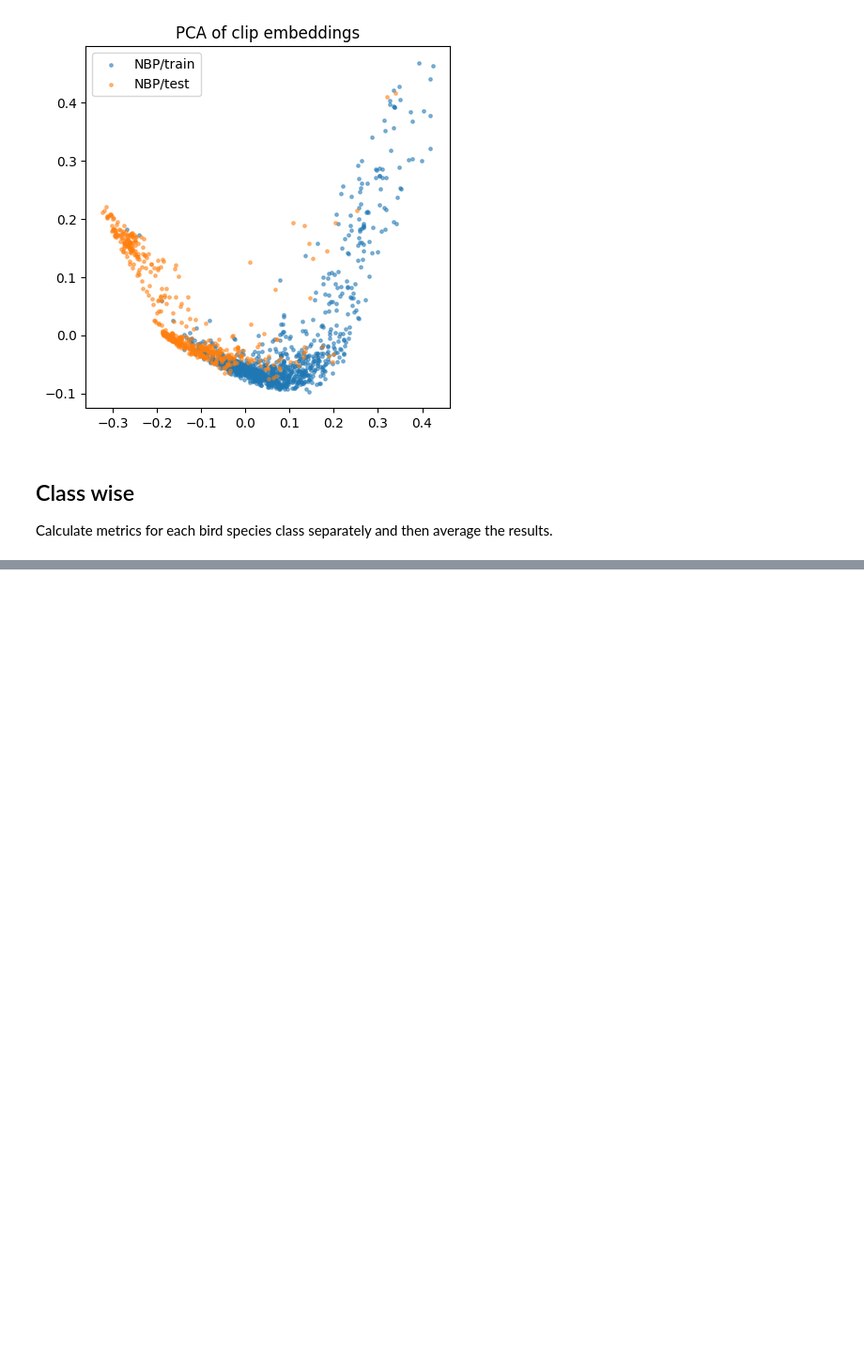
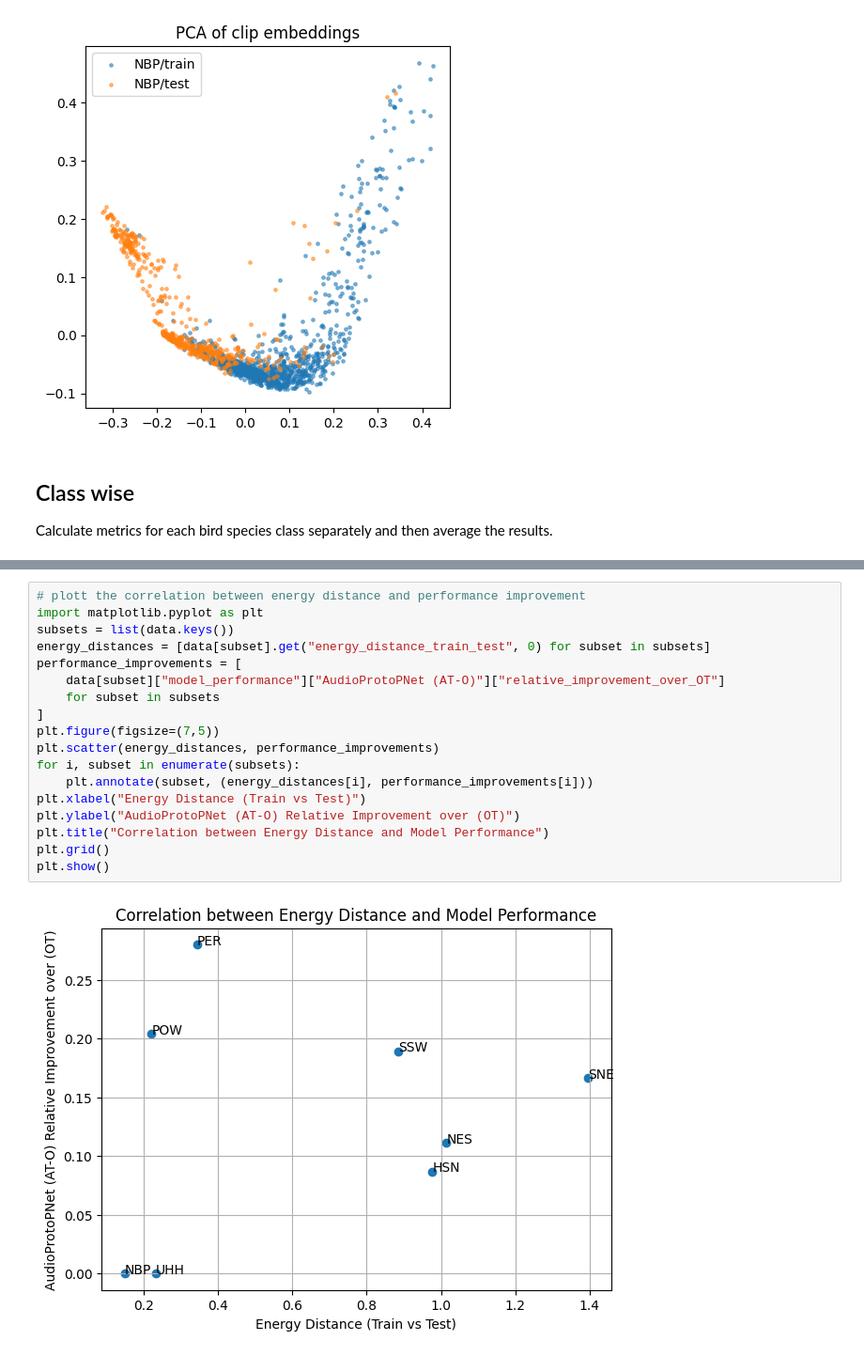
Before and after one commit to DBD-research-group/UncertainBird, a Jupyter notebook: notebooks/distribution-shift/Distribution_Shift_BirdSet.ipynb, the cells around one changed output, grey strips where cells are left out. Shown at 94% size. Saved outputs shown, nothing was run; the diff lists cells and outputs as text; blank space fills up the shorter version.

```diff
--- a/notebooks/distribution-shift/Distribution_Shift_BirdSet.ipynb
+++ b/notebooks/distribution-shift/Distribution_Shift_BirdSet.ipynb
@@ -389,0 +530,20 @@ summary_df, per_pair_top
+# %%
+# plott the correlation between energy distance and performance improvement
+import matplotlib.pyplot as plt
+subsets = list(data.keys())
+energy_distances = [data[subset].get("energy_distance_train_test", 0) for subset in subsets]
+performance_improvements = [
+    data[subset]["model_performance"]["AudioProtoPNet (AT-O)"]["relative_improvement_over_OT"]
+    for subset in subsets
+]
+plt.figure(figsize=(7,5))
+plt.scatter(energy_distances, performance_improvements)
+for i, subset in enumerate(subsets):
+    plt.annotate(subset, (energy_distances[i], performance_improvements[i]))
+plt.xlabel("Energy Distance (Train vs Test)")
+plt.ylabel("AudioProtoPNet (AT-O) Relative Improvement over (OT)")
+plt.title("Correlation between Energy Distance and Model Performance")
+plt.grid()
+plt.show()
+# %% [output]
+[figure, added]
```
Also changed, not shown: parts of 17 cells of this notebook, 3 other files.
